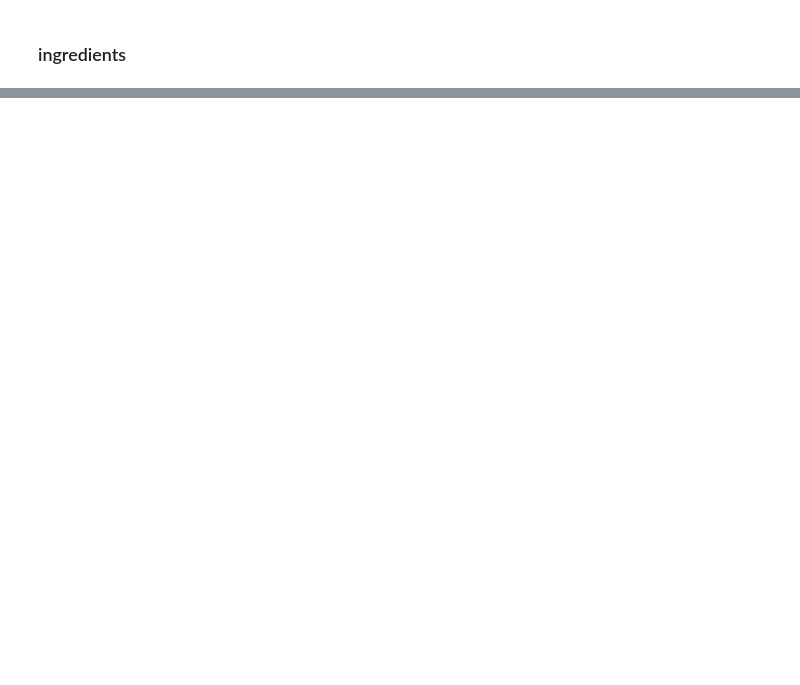
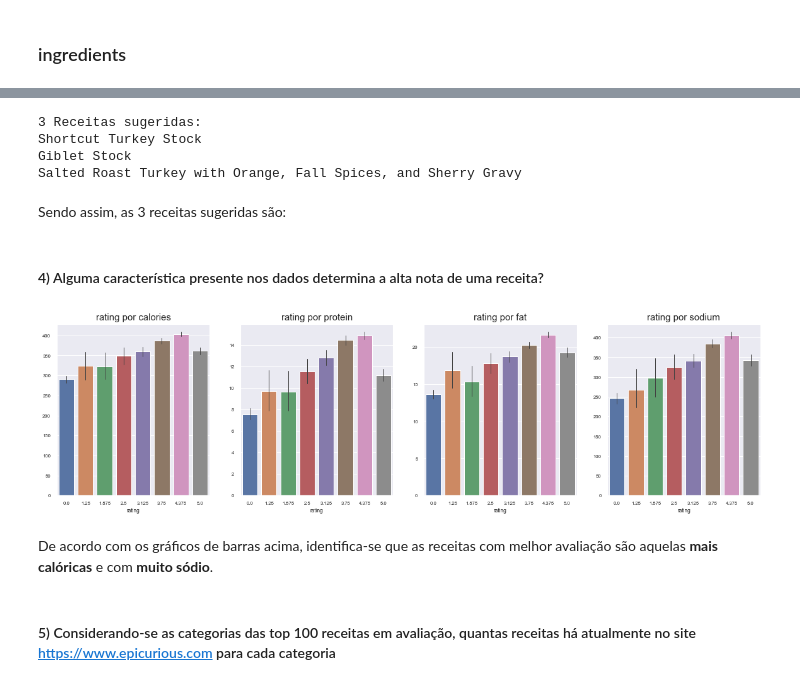
Before and after one commit to raphalencar/epicurious_data_analysis, a Jupyter notebook: Epicurious Data Analysis.ipynb, the cells around one changed output, grey strips where cells are left out. Drawn from its saved outputs; the diff is of its cells as text; code cells hidden in the pictures; blank space fills up the shorter version.

```diff
--- a/Epicurious Data Analysis.ipynb
+++ b/Epicurious Data Analysis.ipynb
@@ -634 +674,33 @@ Era de se esperar que sal e açucar fossem os ingredientes mais utilizados.
+# %%
+suggested_recipe = low.loc[(low['protein'] > 17) & (low['calories'] < 170), 'title']
+print('3 Receitas sugeridas: ')
+
+for rec in suggested_recipe.values:
+    print('\033[1m' + rec + '\033[0m')
+# %% [output]
+3 Receitas sugeridas:
+Shortcut Turkey Stock
+Giblet Stock
+Salted Roast Turkey with Orange, Fall Spices, and Sherry Gravy
+# %% [markdown]
+Sendo assim, as 3 receitas sugeridas são:
+# %% [markdown]
+#### 4) Alguma característica presente nos dados determina a alta nota de uma receita?
+# %%
+dict_plt = {0:'calories',1:'protein',2:'fat',3:'sodium'}
+
+sns.set(font_scale=.7)
+
+fig, ax = plt.subplots(1, 4, figsize=(20,5))
+
+for i in range(4):
+    sns.barplot(x='rating',y=dict_plt[i], data=data, ax=ax[i], errwidth=1)
+    ax[i].set_title('rating por {}'.format(dict_plt[i]), size=15)
+    ax[i].set_ylabel('')
+# %% [output]
+[figure, added]
+# %% [markdown]
+De acordo com os gráficos de barras acima, identifica-se que as receitas com melhor avaliação são aquelas **mais calóricas** e com **muito sódio**.
+# %% [markdown]
+#### 5) Considerando-se as categorias das top 100 receitas em avaliação, quantas receitas há atualmente no site https://www.epicurious.com para cada categoria
 # %%
```
Also changed, not shown: parts of 42 cells of this notebook.
